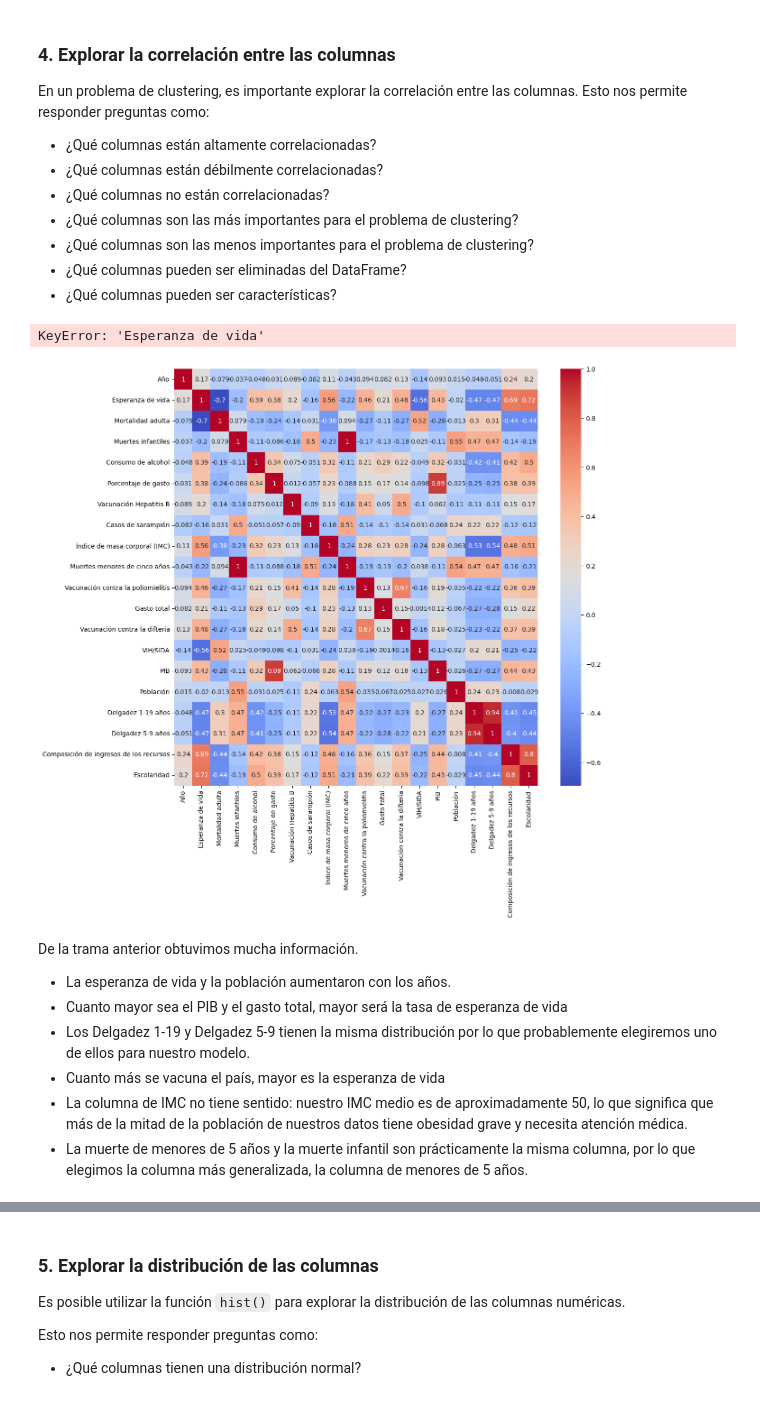
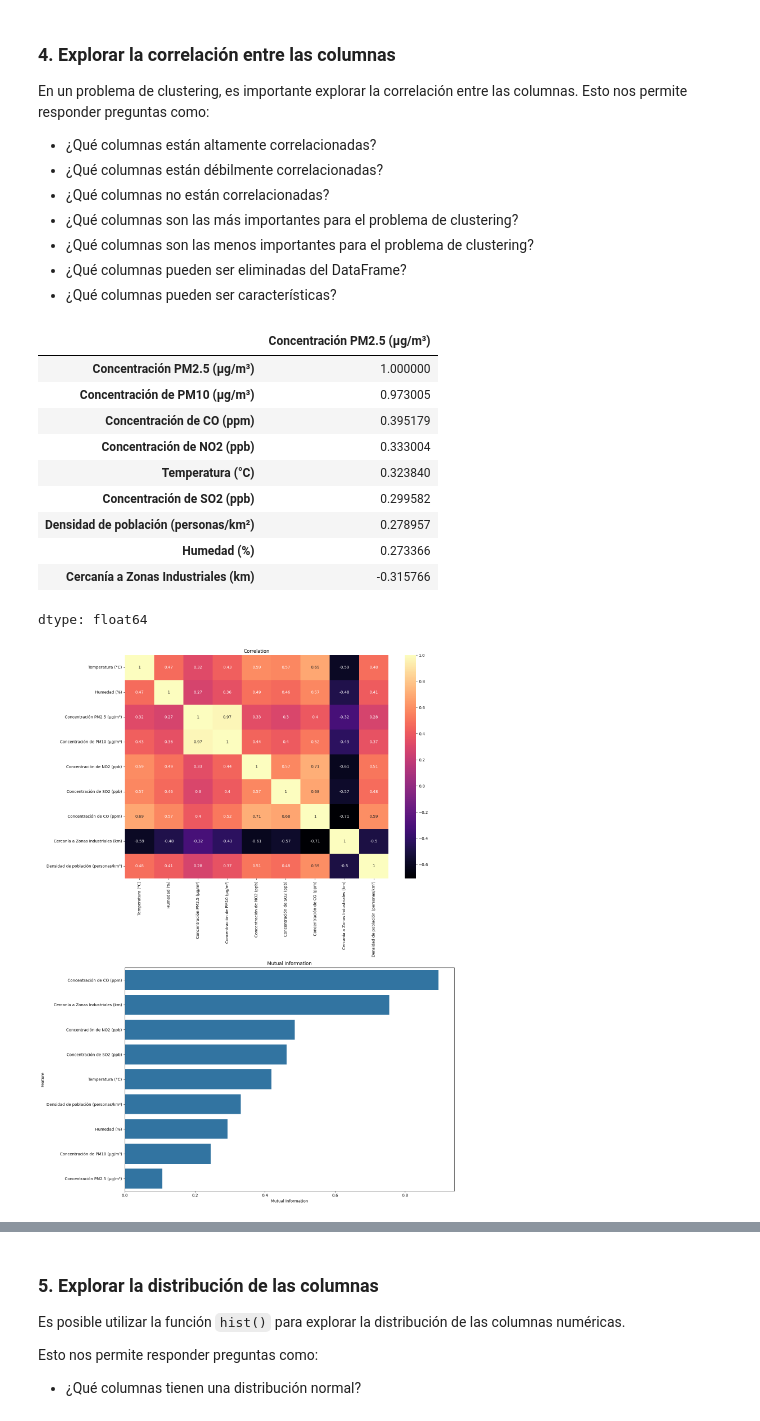
Before and after one commit to palberth/CienciaDatos-MASDI, a Jupyter notebook: Activida_8_ciencia_de_datos.ipynb, the cells around one changed output, grey strips where cells are left out. Drawn from its saved outputs; the diff is of its cells as text; code cells hidden in the pictures.

```diff
--- a/Activida_8_ciencia_de_datos.ipynb
+++ b/Activida_8_ciencia_de_datos.ipynb
@@ -231,25 +231,42 @@ En un problema de clustering, es importante explorar la correlación entre las c
 # %%
 # Correlaciones
 correlation_matrix = data.corr(numeric_only=True) #Incluye solo características numéricas para el cálculo de correlación.
-correlation_matrix["Esperanza de vida"].sort_values(ascending=False)
+correlation_matrix["Concentración PM2.5 (µg/m³)"].sort_values(ascending=False)
 # %% [output]
+|  | Concentración PM2.5 (µg/m³) |
+| Concentración PM2.5 (µg/m³) | 1.000000 |
+| Concentración de PM10 (µg/m³) | 0.973005 |
+| Concentración de CO (ppm) | 0.395179 |
+| Concentración de NO2 (ppb) | 0.333004 |
+| Temperatura (°C) | 0.323840 |
+| Concentración de SO2 (ppb) | 0.299582 |
+| Densidad de población (personas/km²) | 0.278957 |
+| Humedad (%) | 0.273366 |
+| Cercanía a Zonas Industriales (km) | -0.315766 |
-KeyError: 'Esperanza de vida'
+dtype: float64
-# %%
-import seaborn as sns
-import matplotlib.pyplot as plt
-# Correlaciones
-correlation_matrix = data.corr(numeric_only=True)
-
-plt.figure(figsize=(13,12))
-sns.heatmap(correlation_matrix, annot=True, cmap='coolwarm')
-plt.show()
-# %% [output]
-[figure, removed]
-# %% [markdown]
-De la trama anterior obtuvimos mucha información.
-* La esperanza de vida y la población aumentaron con los años.
-* Cuanto mayor sea el PIB y el gasto total, mayor será la tasa de esperanza de vida
-* Los Delgadez 1-19 y Delgadez 5-9 tienen la misma distribución por lo que probablemente elegiremos uno de ellos para nuestro modelo.
-* Cuanto más se vacuna el país, mayor es la esperanza de vida
-* La columna de IMC no tiene sentido: nuestro IMC medio es de aproximadamente 50, lo que significa que más de la mitad de la población de nuestros datos tiene obesidad grave y necesita atención médica.
-* La muerte de menores de 5 años y la muerte infantil son prácticamente la misma columna, por lo que elegimos la columna más generalizada, la columna de menores de 5 años.
+# %%
+# Ahora calculemos la información mutua y luego procedamos a visualizar la correlación junto con la información mutua.
+# Cálculo de información mutua
+# Importar la función necesaria
+from sklearn.feature_selection import mutual_info_classif
+tdf=data.copy()
+x=tdf.drop(columns='Calidad del Aire')
+y=tdf['Calidad del Aire']
+mi=mutual_info_classif(x,y)
+mi_df=pd.DataFrame({'Feature':x.columns,'Mutual Information':mi})
+mi_df=mi_df.sort_values(by='Mutual Information', ascending=False).reset_index(drop=True)
+
+# Visualizing Mutual Information and correlation
+fig,ax=plt.subplots(2,1,figsize=(15,20))
+
+# Select only numerical features for correlation calculation
+numerical_data = data.select_dtypes(include=['number'])
+
+sns.heatmap(numerical_data.corr(),annot=True,cmap='magma',ax=ax[0]) # Calculate correlation for numerical data only
+ax[0].set_title('Correlation')
+sns.barplot(x='Mutual Information',y='Feature', data=mi_df,ax=ax[1])
+ax[1].set_title('Mutual Information')
+plt.tight_layout()
+plt.show()
+# %% [output]
+[figure, added]
```
Also changed, not shown: parts of 6 cells of this notebook.
